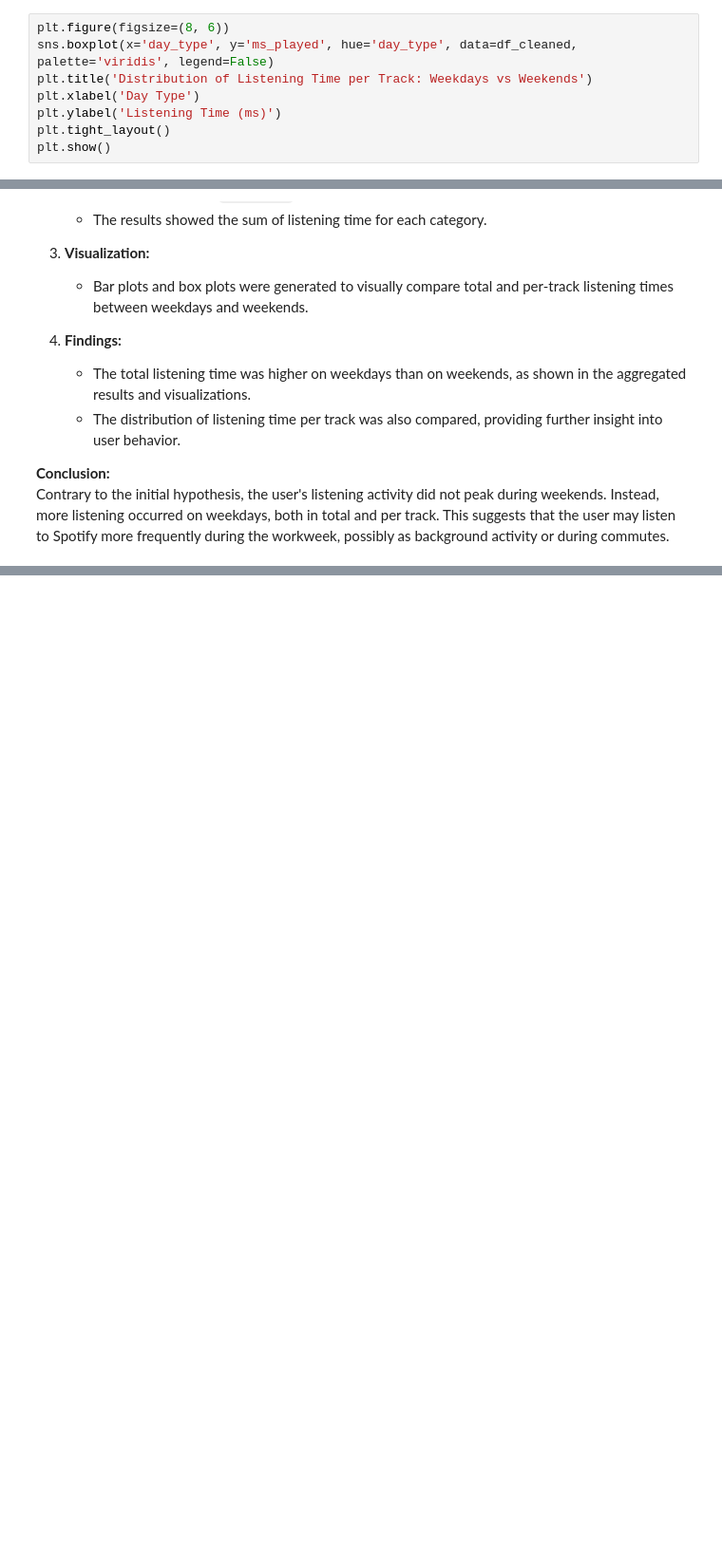
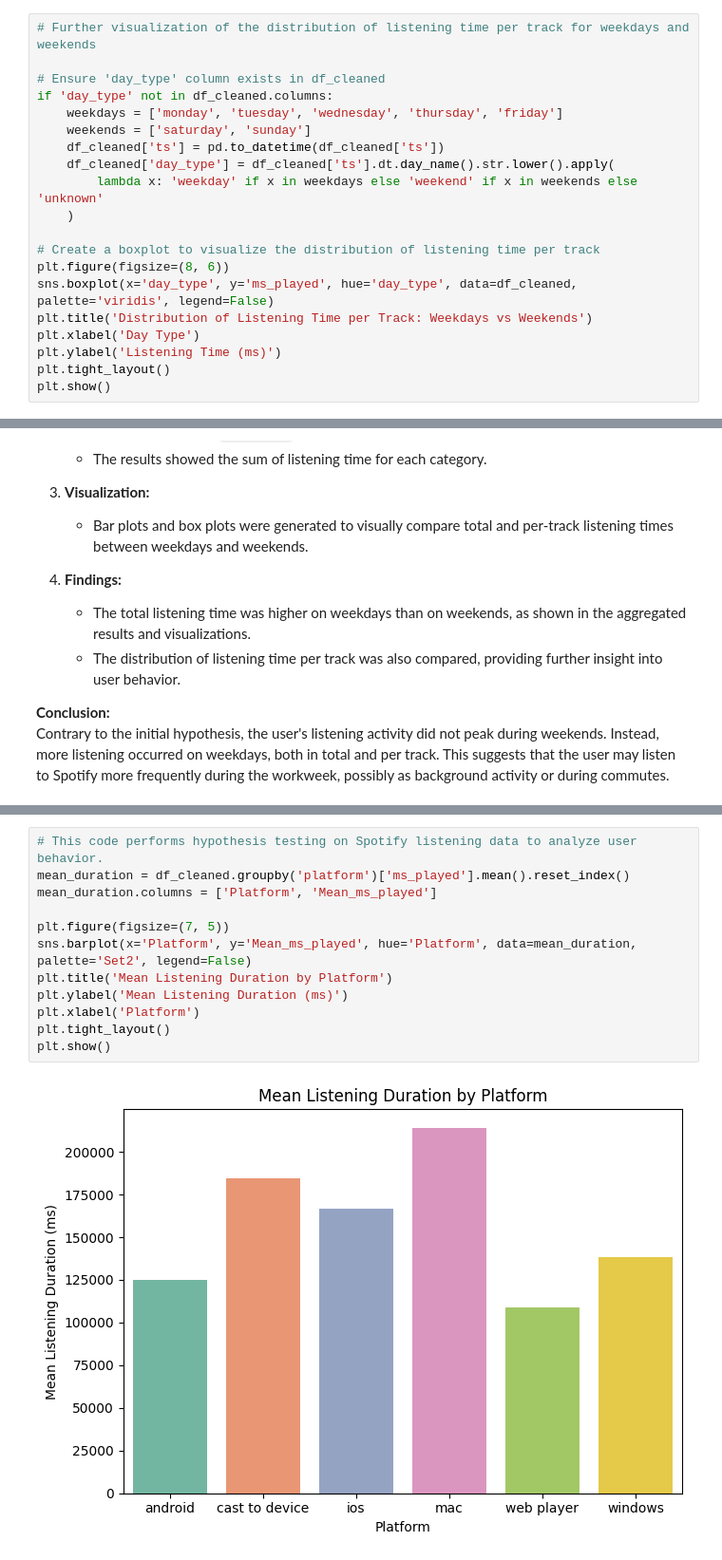
Before and after one commit to Adam-Ansar/spotify-listening-history-analysis, a Jupyter notebook: spotify_analysis.ipynb, the cells around one changed output, grey strips where cells are left out. Shown: that part at 95% size. Cells and saved outputs as stored; diff of their text form; blank space fills up the shorter version.

```diff
--- a/spotify_analysis.ipynb
+++ b/spotify_analysis.ipynb
@@ -300,6 +307,18 @@ plt.show()
 # %% [output]
 [figure]
 # %%
+# Further visualization of the distribution of listening time per track for weekdays and weekends
+
+# Ensure 'day_type' column exists in df_cleaned
+if 'day_type' not in df_cleaned.columns:
+	weekdays = ['monday', 'tuesday', 'wednesday', 'thursday', 'friday']
+	weekends = ['saturday', 'sunday']
+	df_cleaned['ts'] = pd.to_datetime(df_cleaned['ts'])
+	df_cleaned['day_type'] = df_cleaned['ts'].dt.day_name().str.lower().apply(
+		lambda x: 'weekday' if x in weekdays else 'weekend' if x in weekends else 'unknown'
+	)
+
+# Create a boxplot to visualize the distribution of listening time per track
 plt.figure(figsize=(8, 6))
 sns.boxplot(x='day_type', y='ms_played', hue='day_type', data=df_cleaned, palette='viridis', legend=False)
 plt.title('Distribution of Listening Time per Track: Weekdays vs Weekends')
@@ -520,0 +479,14 @@ A two-sample t-test was conducted to statistically validate the difference in pl
+# %%
+# This code performs hypothesis testing on Spotify listening data to analyze user behavior.
+mean_duration = df_cleaned.groupby('platform')['ms_played'].mean().reset_index()
+mean_duration.columns = ['Platform', 'Mean_ms_played']
+
+plt.figure(figsize=(7, 5))
+sns.barplot(x='Platform', y='Mean_ms_played', hue='Platform', data=mean_duration, palette='Set2', legend=False)
+plt.title('Mean Listening Duration by Platform')
+plt.ylabel('Mean Listening Duration (ms)')
+plt.xlabel('Platform')
+plt.tight_layout()
+plt.show()
+# %% [output]
+[figure, added]
```
Also changed, not shown: parts of 20 cells of this notebook.
